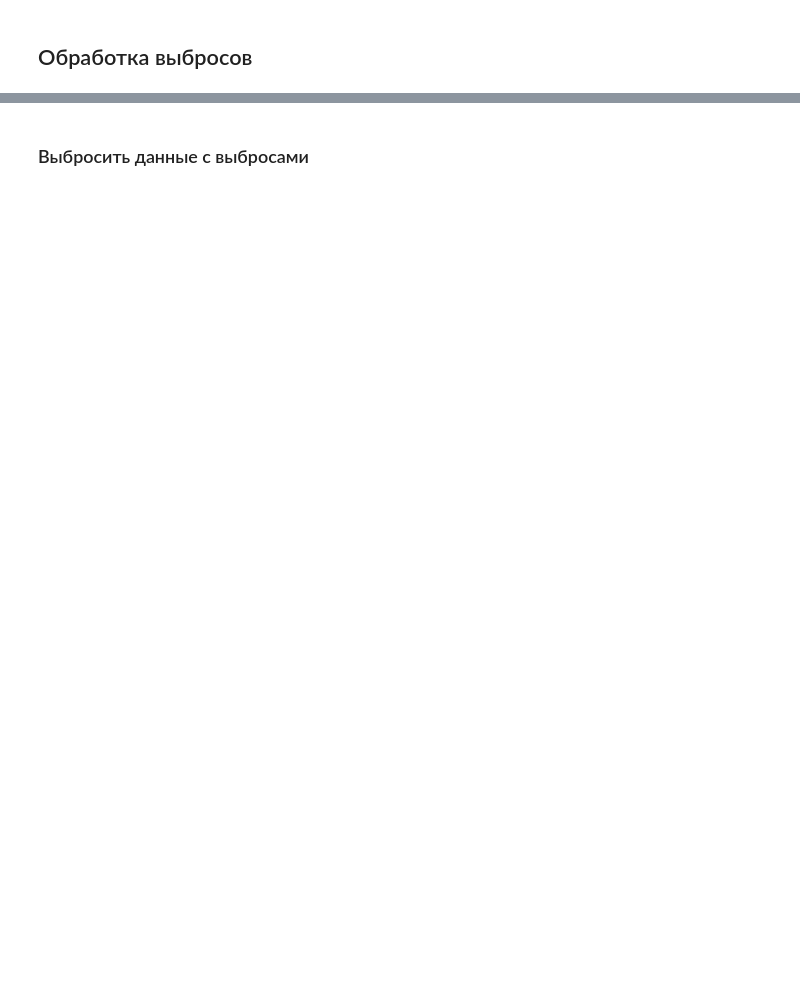
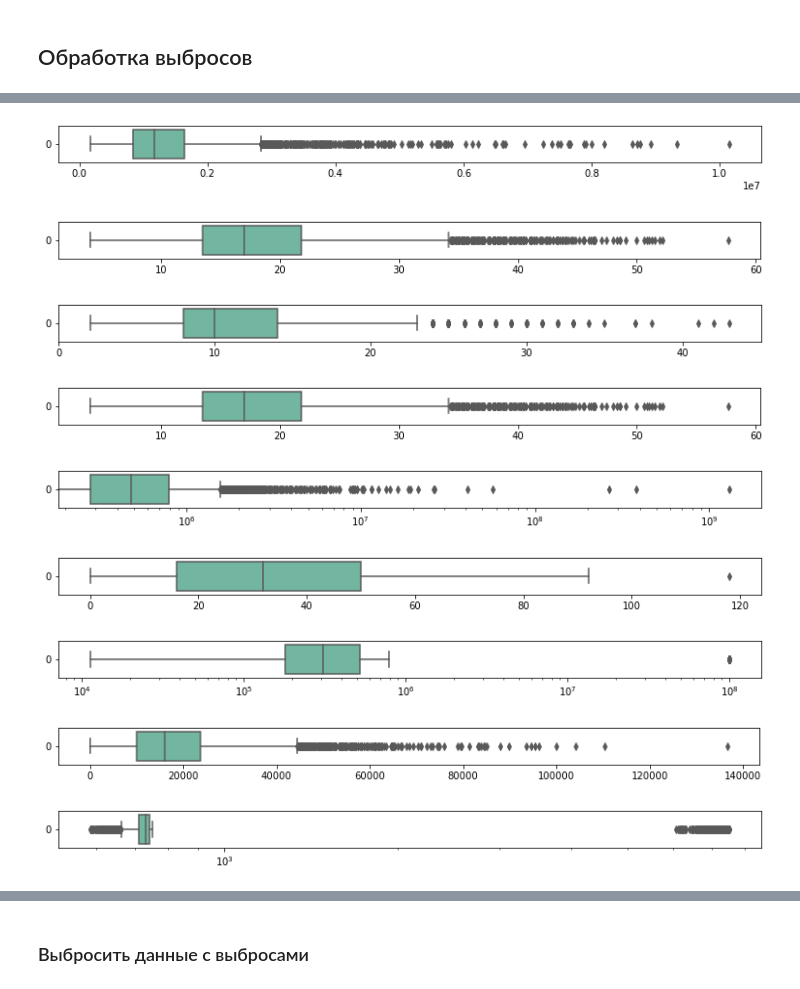
Before and after one commit to AndreiBazhenau/gb, a Jupyter notebook: ds_libs2/AKalinichenko_solution.ipynb, the cells around one changed output, grey strips where cells are left out. Cells and saved outputs as stored; diff of their text form; code cells hidden in the pictures; blank space fills up the shorter version.

```diff
--- a/ds_libs2/AKalinichenko_solution.ipynb
+++ b/ds_libs2/AKalinichenko_solution.ipynb
@@ -917,0 +968,58 @@ CatB | TRAIN = 0.9025, TEST = 0.7156 | TRAIN = 0.9663, TEST = 0.7668 |
+# %%
+fig, ax = plt.subplots()
+fig.set_size_inches(13, 0.7)
+ax = sns.boxplot(data=df_train["Annual Income"], orient="h", palette="Set2")
+# %% [output]
+[figure, added]
+# %%
+fig, ax = plt.subplots()
+fig.set_size_inches(13, 0.7)
+ax = sns.boxplot(data=df_train["Years of Credit History"], orient="h", palette="Set2")
+# %% [output]
+[figure, added]
+# %%
+fig, ax = plt.subplots()
+fig.set_size_inches(13, 0.7)
+ax = sns.boxplot(data=df_train["Number of Open Accounts"], orient="h", palette="Set2")
+# %% [output]
+[figure, added]
+# %%
+fig, ax = plt.subplots()
+fig.set_size_inches(13, 0.7)
+ax = sns.boxplot(data=df_train["Years of Credit History"], orient="h", palette="Set2")
+# %% [output]
+[figure, added]
+# %%
+# логарифмическая шкала
+fig, ax = plt.subplots()
+fig.set_size_inches(13, 0.7)
+ax = sns.boxplot(data=df_train["Maximum Open Credit"], orient="h", palette="Set2")
+ax.set_xscale("log")
+# %% [output]
+[figure, added]
+# %%
+fig, ax = plt.subplots()
+fig.set_size_inches(13, 0.7)
+ax = sns.boxplot(data=df_train["Months since last delinquent"], orient="h", palette="Set2")
+# %% [output]
+[figure, added]
+# %%
+fig, ax = plt.subplots()
+fig.set_size_inches(13, 0.7)
+ax = sns.boxplot(data=df_train["Current Loan Amount"], orient="h", palette="Set2")
+ax.set_xscale("log")
+# %% [output]
+[figure, added]
+# %%
+fig, ax = plt.subplots()
+fig.set_size_inches(13, 0.7)
+ax = sns.boxplot(data=df_train["Monthly Debt"], orient="h", palette="Set2")
+# %% [output]
+[figure, added]
+# %%
+fig, ax = plt.subplots()
+fig.set_size_inches(13, 0.7)
+ax = sns.boxplot(data=df_train["Credit Score"], orient="h", palette="Set2")
+ax.set_xscale("log")
+# %% [output]
+[figure, added]
```
Also changed, not shown: parts of 39 cells of this notebook, 8 other files.
